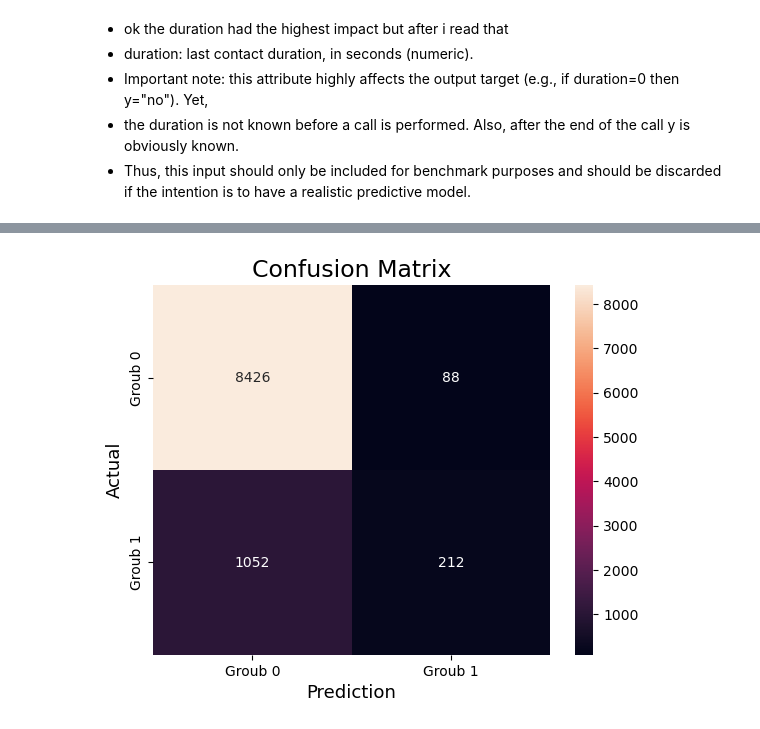
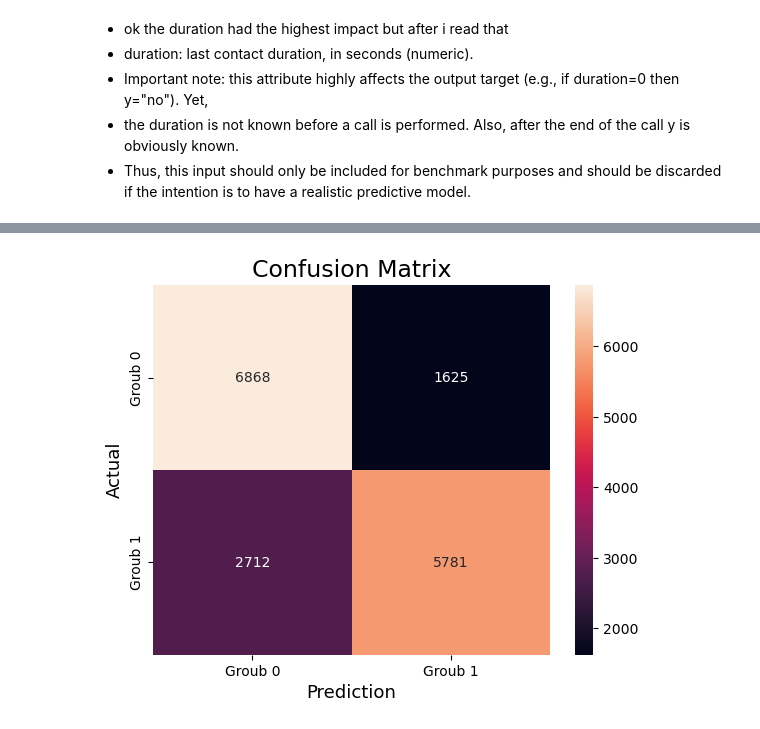
Before and after one commit to ABDULLAHHG/Market-Segmentation-with-Neural-Networks, a Jupyter notebook: Untitled.ipynb, the cells around one changed output, grey strips where cells are left out. Drawn from its saved outputs; the diff is of its cells as text; code cells hidden in the pictures.

Commit message:
add resamble to train dataset and test dataset

```diff
--- a/Untitled.ipynb
+++ b/Untitled.ipynb
@@ -395,0 +415,6 @@ X_test = scaler.transform(X_test)
+# %%
+# resamble the train dataset
+from imblearn.over_sampling import SMOTE
+smote = SMOTE(sampling_strategy='auto', random_state=42)
+X_train_resampled, y_train_resampled = smote.fit_resample(X_train, y_train)
+X_test_resampled, y_test_resampled = smote.fit_resample(X_test, y_test)
@@ -415,11 +442,11 @@ model.compile(loss='binary_crossentropy', optimizer=optimizer, metrics=['accurac
 
  # Train the model
 history = model.fit(
-        X_train, y_train,
+        X_train_resampled, y_train_resampled,
         epochs=20,
         batch_size=32,
         verbose=1,
-        validation_data=(X_test, y_test), # val data is the same as test data
+        validation_data=(X_test_resampled, y_test_resampled), # val data is the same as test data
 )
 # %% [output]
 Epoch 1/20
@@ -442,9 +469,9 @@ Epoch 20/20
 # %%
-y_pred = model.predict(X_test)
+y_pred = model.predict(X_test_resampled)
 y_pred = np.round(y_pred , 0)
 
 from sklearn.metrics import confusion_matrix
-cm = confusion_matrix(y_test , y_pred)
+cm = confusion_matrix(y_test_resampled , y_pred)
 
 sns.heatmap(cm,
             annot=True,
@@ -465 +492 @@ print(f'Test Accuracy: {test_acc}')
-[figure, old version]
+[figure, new version]
```
Also changed, not shown: parts of 21 cells of this notebook.
